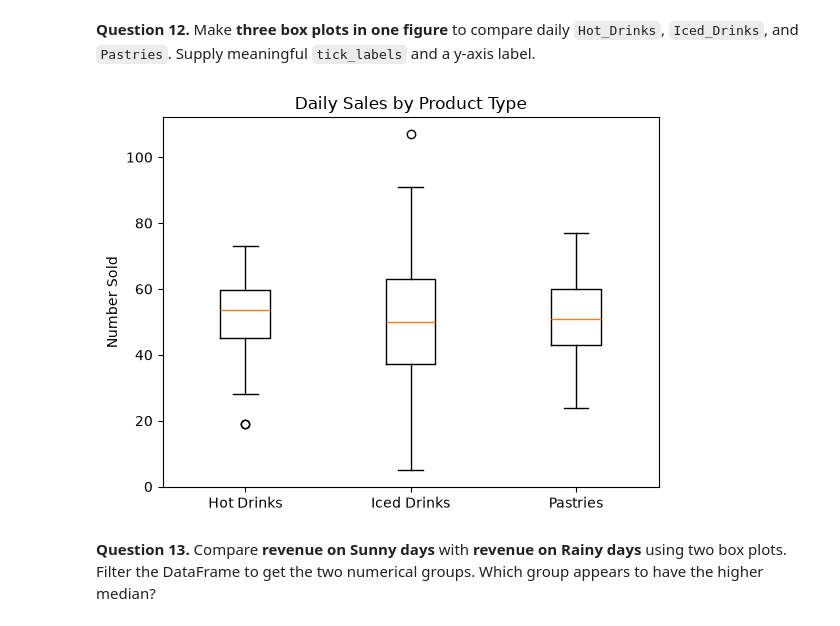
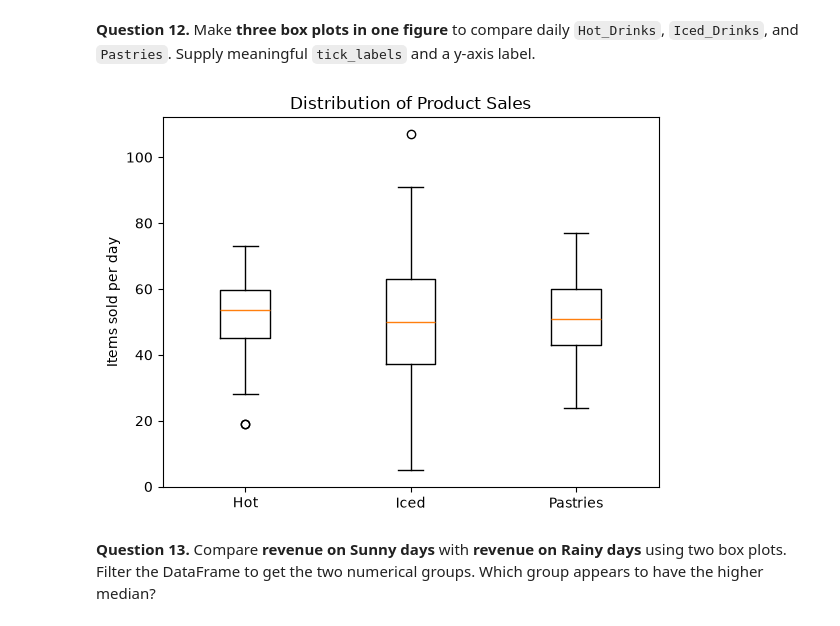
Before and after one commit to ChloeFrisch843/Data_Science_II, a Jupyter notebook: untitled folder/3_matplotlib_practice.ipynb, the cells around one changed output. Drawn from its saved outputs; the diff is of its cells as text; code cells hidden in the pictures.

```diff
--- a/untitled folder/3_matplotlib_practice.ipynb
+++ b/untitled folder/3_matplotlib_practice.ipynb
@@ -319,13 +321,14 @@ plt.show()
 **Question 12.** Make **three box plots in one figure** to compare daily `Hot_Drinks`, `Iced_Drinks`, and `Pastries`. Supply meaningful `tick_labels` and a y-axis label.
 # %%
 # Question 12
-plt.boxplot([df["Hot_Drinks"], df["Iced_Drinks"], df["Pastries"]],
-            tick_labels=["Hot Drinks", "Iced Drinks", "Pastries"])
-plt.ylabel("Number Sold")
-plt.title("Daily Sales by Product Type")
+groups = [df["Hot_Drinks"], df["Iced_Drinks"],
+df["Pastries"]]
+plt.boxplot(groups, tick_labels=["Hot", "Iced", "Pastries"])
+plt.ylabel("Items sold per day")
+plt.title("Distribution of Product Sales")
 plt.show()
 # %% [output]
-[figure, old version]
+[figure, new version]
 # %% [markdown]
 **Question 13.** Compare **revenue on Sunny days** with **revenue on Rainy days** using two box plots. Filter the DataFrame to get the two numerical groups. Which group appears to have the higher median?
 # %%
```
Also changed, not shown: parts of 6 cells of this notebook, 1 other file.
